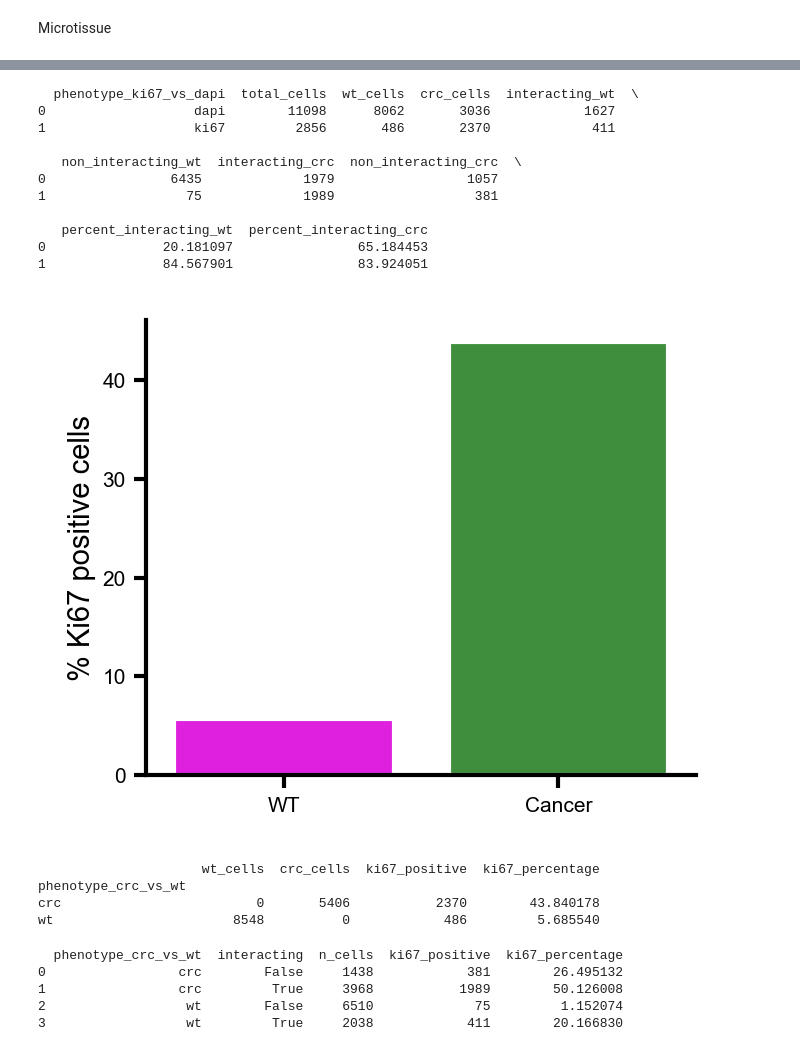
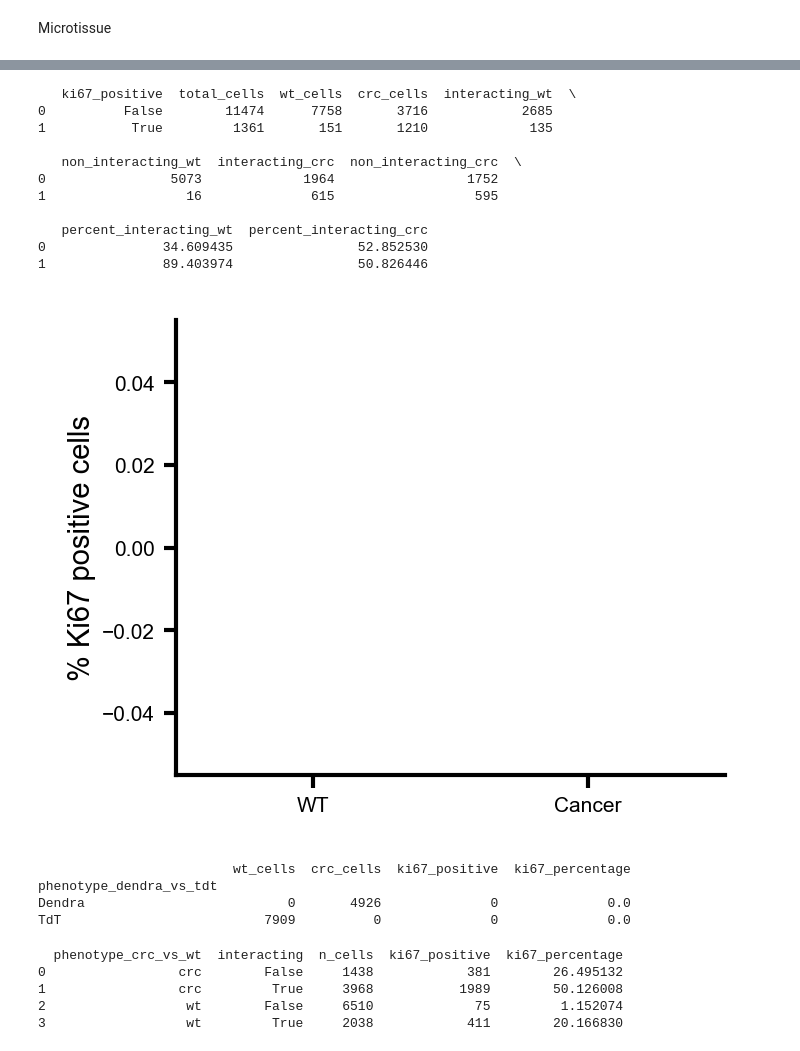
Before and after one commit to SuijkerbuijkLab/NucLogic, a Jupyter notebook: miscellaneous/paper_figures.ipynb, the cells around one changed output, grey strips where cells are left out. Saved outputs shown, nothing was run; the diff lists cells and outputs as text; code cells hidden in the pictures.

```diff
--- a/miscellaneous/paper_figures.ipynb
+++ b/miscellaneous/paper_figures.ipynb
@@ -1724,7 +1724,7 @@ for i, metric in enumerate(metrics):
                 )
 
         axes[i].yaxis.set_major_locator(MaxNLocator(nbins=5, integer=True))
-        axes[i].set_xticklabels("")
+        axes[i].set_xticklabels("", size=8)
         axes[i].spines["top"].set_visible(False)
         axes[i].spines["right"].set_visible(False)
 
@@ -1732,6 +1732,7 @@ for i, metric in enumerate(metrics):
         axes[i].tick_params(axis="x", pad=-2)   # smaller/negative = labels move up
         axes[i].margins(x=0.1)
         axes[i].set_ylabel("")
+        axes[i].tick_params(axis="y", labelsize=10)
 
         nuclogic_values = results[results["method"] == "NucLogic"][metric]
         cellpose_values = results[results["method"] == "Cellpose 4"][metric]
@@ -3817,7 +3871,7 @@ import matplotlib.pyplot as plt
 import seaborn as sns
 
 output_directory = r"C:\Users\6331823\OneDrive - Universiteit Utrecht\PhD\Suijkerbuijk, S.J.E. (Saskia)'s files - Sebastian van Dijk\Manuscript van Dijk NucLogic\Figures"
-input_directory = r"C:\Users\6331823\Local SSD\NucLogic paper figure data\RB007_mix_suspension_ki67_F11"
+input_directory = r"C:\Users\6331823\Local SSD\NucLogic paper figure data\RB007_mix_suspension_ki67_FusionStitcher_F11"
 
 name = os.path.basename(input_directory)
 properties = pd.read_csv(os.path.join(input_directory, f"{name}_properties.tsv"), sep="\t")
@@ -3854,69 +3908,69 @@ sns.set_theme(
     },
 )
 
-summary = properties.groupby("phenotype_crc_vs_wt").agg(
-    wt_cells =("phenotype_crc_vs_wt", lambda x: (x == "wt").sum()),
-    crc_cells=("phenotype_crc_vs_wt", lambda x: (x == "crc").sum()),
-    ki67_positive=("phenotype_ki67_vs_dapi", lambda x: (x == "ki67").sum()),
-    ki67_percentage=("phenotype_ki67_vs_dapi", lambda x: (x == "ki67").sum() / len(x) * 100)
+summary = properties.groupby("phenotype_dendra_vs_tdt").agg(
+    wt_cells =("phenotype_dendra_vs_tdt", lambda x: (x == "TdT").sum()),
+    crc_cells=("phenotype_dendra_vs_tdt", lambda x: (x == "Dendra").sum()),
+    ki67_positive=("ki67_positive", lambda x: (x == "True").sum()),
+    ki67_percentage=("ki67_positive", lambda x: (x == "True").sum() / len(x) * 100)
 )
 
-pheno       = properties["phenotype_crc_vs_wt"].str.lower()
+pheno       = properties["phenotype_dendra_vs_tdt"].str.lower()
 interacting = properties["phenotype_similarity_ratio_touching_neighbour_5um"] < 1
 
-properties["interacting_wt"]      =  interacting & (pheno == "wt")
-properties["non_interacting_wt"]  = ~interacting & (pheno == "wt")
-properties["interacting_crc"]     =  interacting & (pheno == "crc")
-properties["non_interacting_crc"] = ~interacting & (pheno == "crc")
+properties["interacting_wt"]      =  interacting & (pheno == "tdt")
+properties["non_interacting_wt"]  = ~interacting & (pheno == "tdt")
+properties["interacting_crc"]     =  interacting & (pheno == "dendra")
+properties["non_interacting_crc"] = ~interacting & (pheno == "dendra")
 
-summary_ki67 = properties.groupby("phenotype_ki67_vs_dapi").agg(
-    total_cells=("phenotype_ki67_vs_dapi", "count"),
-    wt_cells =("phenotype_crc_vs_wt", lambda x: (x == "wt").sum()),
-    crc_cells=("phenotype_crc_vs_wt", lambda x: (x == "crc").sum()),
+summary_ki67 = properties.groupby("ki67_positive").agg(
+    total_cells=("ki67_positive", "count"),
+    wt_cells =("phenotype_dendra_vs_tdt", lambda x: (x == "TdT").sum()),
+    crc_cells=("phenotype_dendra_vs_tdt", lambda x: (x == "Dendra").sum()),
     interacting_wt      =("interacting_wt", "sum"),
     non_interacting_wt  =("non_interacting_wt", "sum"),
     interacting_crc     =("interacting_crc", "sum"),
     non_interacting_crc =("non_interacting_crc", "sum"),
 ).reset_index()
 
 summary_ki67["percent_interacting_wt"]  = summary_ki67["interacting_wt"]  / summary_ki67["wt_cells"]  * 100
 summary_ki67["percent_interacting_crc"] = summary_ki67["interacting_crc"] / summary_ki67["crc_cells"] * 100
 
 print(summary_ki67)
 
 fig, ax = plt.subplots(figsize=(60/25.4, 50/25.4), dpi=300)
 sns.barplot(
     data=summary,
-    x="phenotype_crc_vs_wt",
+    x="phenotype_dendra_vs_tdt",
     y="ki67_percentage",
-    order=["wt", "crc"],
-    hue="phenotype_crc_vs_wt",
-    palette={"wt": "magenta", "crc": "#319b31"},
+    order=["TdT", "Dendra"],
+    hue="phenotype_dendra_vs_tdt",
+    palette={"TdT": "magenta", "Dendra": "#319b31"},
     ax=ax
 )
 ax.tick_params(axis="both", which="major", bottom=True, left=True, size=3)
 ax.set_xticklabels(["WT", "Cancer"])
 ax.set_ylabel("% Ki67 positive cells")
 ax.set_xlabel("")
 plt.show()
 print(summary)
 # %% [output]
-  phenotype_ki67_vs_dapi  total_cells  wt_cells  crc_cells  interacting_wt  \
-0                   dapi        11098      8062       3036            1627
-1                   ki67         2856       486       2370             411
+   ki67_positive  total_cells  wt_cells  crc_cells  interacting_wt  \
+0          False        11474      7758       3716            2685
+1           True         1361       151       1210             135
 
    non_interacting_wt  interacting_crc  non_interacting_crc  \
-0                6435             1979                 1057
-1                  75             1989                  381
+0                5073             1964                 1752
+1                  16              615                  595
 
    percent_interacting_wt  percent_interacting_crc
-0               20.181097                65.184453
-1               84.567901                83.924051
+0               34.609435                52.852530
+1               89.403974                50.826446
-[figure, old version]
+[figure, new version]
-                     wt_cells  crc_cells  ki67_positive  ki67_percentage
-phenotype_crc_vs_wt
-crc                         0       5406           2370        43.840178
-wt                       8548          0            486         5.685540
+                         wt_cells  crc_cells  ki67_positive  ki67_percentage
+phenotype_dendra_vs_tdt
+Dendra                          0       4926              0              0.0
+TdT                          7909          0              0              0.0
 # %%
 properties["interacting"] = properties["phenotype_similarity_ratio_touching_neighbour_5um"] < 1
 
```
Also changed, not shown: parts of 17 cells of this notebook, 7 other files.
